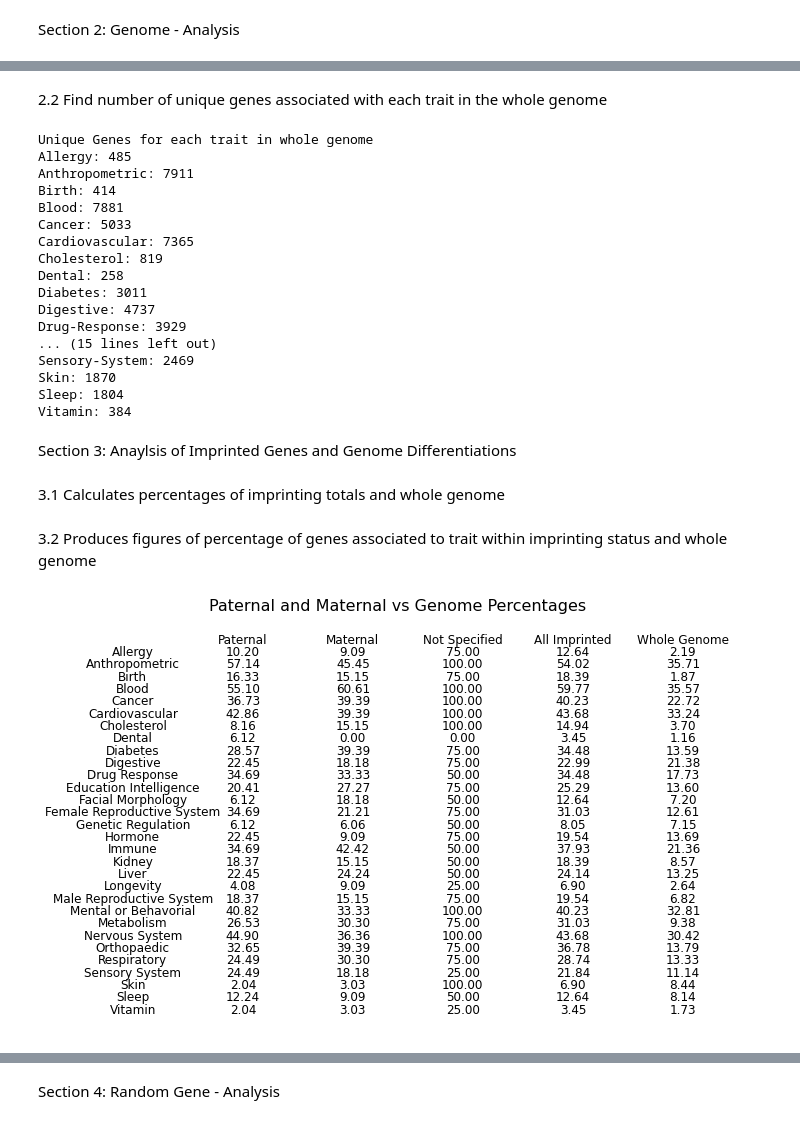
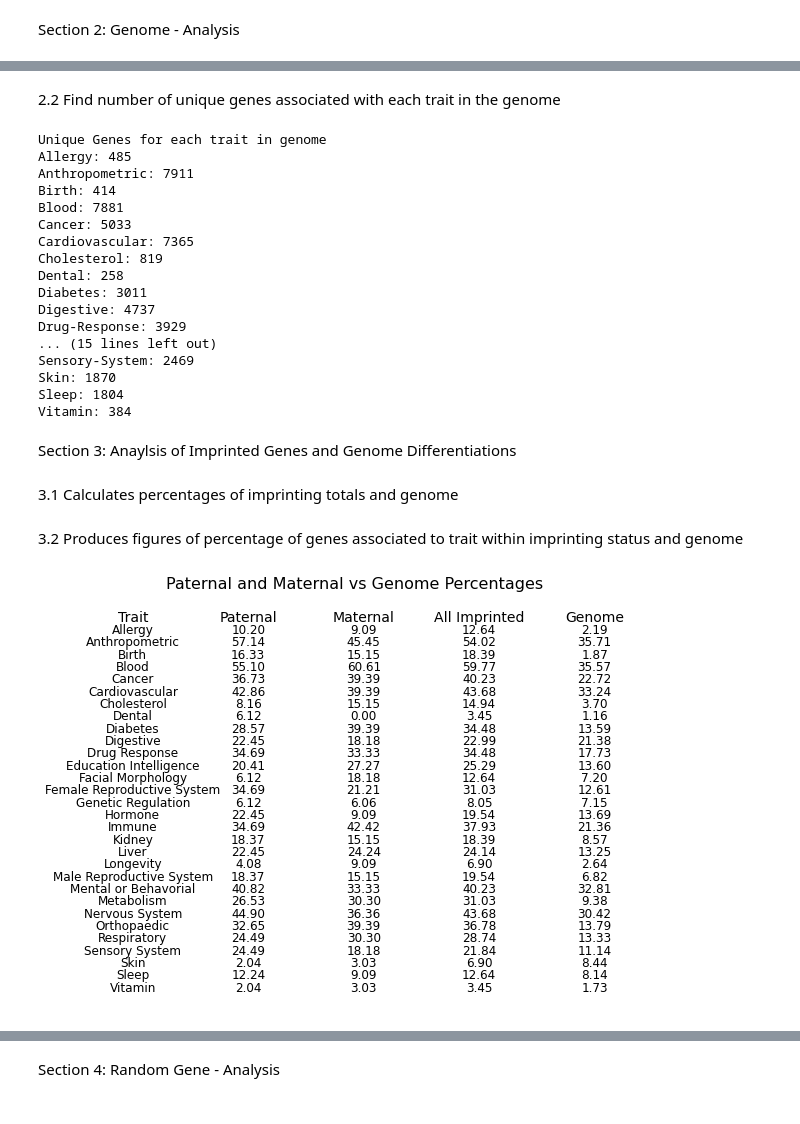
Before and after one commit to spanayotti/GD5999---Code, a Jupyter notebook: Imprinted_Gene_Analysis.ipynb, the cells around one changed output, grey strips where cells are left out. Drawn from its saved outputs; the diff is of its cells as text; code cells hidden in the pictures.

```diff
--- a/Imprinted_Gene_Analysis.ipynb
+++ b/Imprinted_Gene_Analysis.ipynb
@@ -32,15 +32,15 @@ output_traits = ["Allergy", "Anthropometric", "Birth", "Blood", "Cancer", "Cardi
 #Column names for the GWAS association files of imprinted
 column_names_general = ["ID", "Gene", "Gene2", "Parent", "VRA", "_value", "P_value_annotation", "RAF", "OR", "Beta",
                         "CI", "MappedGene", "Reported_trait", "Trait", "Study_accession", "Location", "Grouping"]
-#Column names for the GWAS association files of Whole Genome
+#Column names for the GWAS association files of Genome
 column_names_all = ["VRA", "P-value", "P-value-annotation", "RAF", "OR", "Beta", "CI", "Gene", "Reported_trait", "Trait",
                     "Study_accession", "Location"]
 #Column names for the Genebass file
 column_names_LoF = ["ID", "Gene", "Status", "Description", "Phenotype", "Trait_type", "Sex", "Category", "Info",
                     "N_cases", "N_controls", "P_Value", "Beta", "analysis_id", "Grouping"]
 
-#Total number of each imprinting status genes in GWAS and in the whole genome
-no_whole_genome = 22154
+#Total number of each imprinting status genes in GWAS and in the genome
+no_genome = 22154
 no_imprint_genes = 87
 no_paternal = 49
 no_maternal = 33
@@ -983,13 +979,13 @@ def convertMappedGenes(cat):
     print("{}: {}".format(cat, length))
     return
 # %% [markdown]
-2.2 Find number of unique genes associated with each trait in the whole genome
+2.2 Find number of unique genes associated with each trait in the genome
 # %%
 #Clears total_genes array every time run to remove previous values
 totals_genome = []
-status = "Whole-Genome"
+status = "Genome"
 #Title for ouput in python
-print("Unique Genes for each trait in whole genome")
+print("Unique Genes for each trait in genome")
 
 #Allergy
 #Name of catorgy file - catorgy names from array to prevent errors/typos used throughout
@@ -1119,7 +1115,7 @@ totals_genome.insert(0,"Total Genes")
 #Saves csv file of totals
 np.savetxt("Output/{}/Totals.csv".format(status), totals_genome, delimiter =", ", fmt ='% s')
 # %% [output]
-Unique Genes for each trait in whole genome
+Unique Genes for each trait in genome
 Allergy: 485
 Anthropometric: 7911
 Birth: 414
@@ -1139,7 +1135,7 @@ Vitamin: 384
 # %% [markdown]
 Section 3: Anaylsis of Imprinted Genes and Genome Differentiations
 # %% [markdown]
-3.1 Calculates percentages of imprinting totals and whole genome
+3.1 Calculates percentages of imprinting totals and genome
 # %%
 #Arrays to store percentages - Resets every time cell is run
 per_paternal = []
@@ -1187,7 +1183,7 @@ for n in overall_imprint_total:
     per_all.append(final)
 np.savetxt("Output/Percentages/all_imprinted.csv", per_all, delimiter =", ", fmt ='% s')
 
-#Removes headers for whole genome array
+#Removes headers for genome array
 for g in totals_genome:
     #If to check if headers have already been removed
     if g == "Total Genes":
@@ -1195,51 +1191,47 @@ for g in totals_genome:
         totals_genome.remove("Total Genes")
 #Print to show have been removed successfully
 
-#Whole Genome
+#Genome
 for n in totals_genome:
     #Calculates percentage
-    final = (n/no_whole_genome) * 100.0
+    final = (n/no_genome) * 100.0
     #Prints pergentage to 2decimal places
     per_genome.append(final)
 np.savetxt("Output/Percentages/genome.csv", per_genome, delimiter =", ", fmt ='% s')
 # %% [markdown]
-3.2 Produces figures of percentage of genes associated to trait within imprinting status and whole genome
+3.2 Produces figures of percentage of genes associated to trait within imprinting status and genome
 # %%
-fig, ax = plt.subplots(nrows=31, ncols=6, figsize=(11.5,7))
+fig, ax = plt.subplots(nrows=31, ncols=5, figsize=(10,7))
 fig.suptitle('Paternal and Maternal vs Genome Percentages', fontsize=16)
 
-ax[0, 0].set_title("", fontsize=12)
+ax[0, 0].set_title("Trait", fontsize=14)
 ax[0, 0].axis('off')
-ax[0, 1].set_title("Paternal", fontsize=12)
+ax[0, 1].set_title("Paternal", fontsize=14)
 ax[0, 1].axis('off')
-ax[0, 2].set_title("Maternal", fontsize=12)
+ax[0, 2].set_title("Maternal", fontsize=14)
 ax[0, 2].axis('off')
-ax[0, 3].set_title("Not Specified", fontsize=12)
+ax[0, 3].set_title("All Imprinted", fontsize=14)
 ax[0, 3].axis('off')
-ax[0, 4].set_title("All Imprinted", fontsize=12)
+ax[0, 4].set_title("Genome", fontsize=14)
 ax[0, 4].axis('off')
-ax[0, 5].set_title("Whole Genome", fontsize=12)
-ax[0, 5].axis('off')
 
 k = 0
 for i in range(30):
     k = i+1
     ax[k, 0].set_title(output_traits[i], fontsize=12)
     ax[k, 0].axis('off')
     ax[k, 1].set_title(format(per_paternal[i],".2f"), fontsize=12)
     ax[k, 1].axis('off')
     ax[k, 2].set_title(format(per_maternal[i],".2f"), fontsize=12)
     ax[k, 2].axis('off')
-    ax[k, 3].set_title(format(per_notspecified[i],".2f"), fontsize=12)
+    ax[k, 3].set_title(format(per_all[i],".2f"), fontsize=12)
     ax[k, 3].axis('off')
-    ax[k, 4].set_title(format(per_all[i],".2f"), fontsize=12)
+    ax[k, 4].set_title(format(per_genome[i],".2f"), fontsize=12)
     ax[k, 4].axis('off')
-    ax[k, 5].set_title(format(per_genome[i],".2f"), fontsize=12)
-    ax[k, 5].axis('off')
 
 plt.savefig('Imprinting-vs-Genome-Percentages.png')
 # %% [output]
-[figure, old version]
+[figure, new version]
 # %%
 fig, ax = plt.subplots(nrows=31, ncols=4, figsize=(8,7))
 fig.suptitle('Paternal and Maternal vs Genome Percentages', fontsize=16)
```
Also changed, not shown: parts of 16 cells of this notebook.
